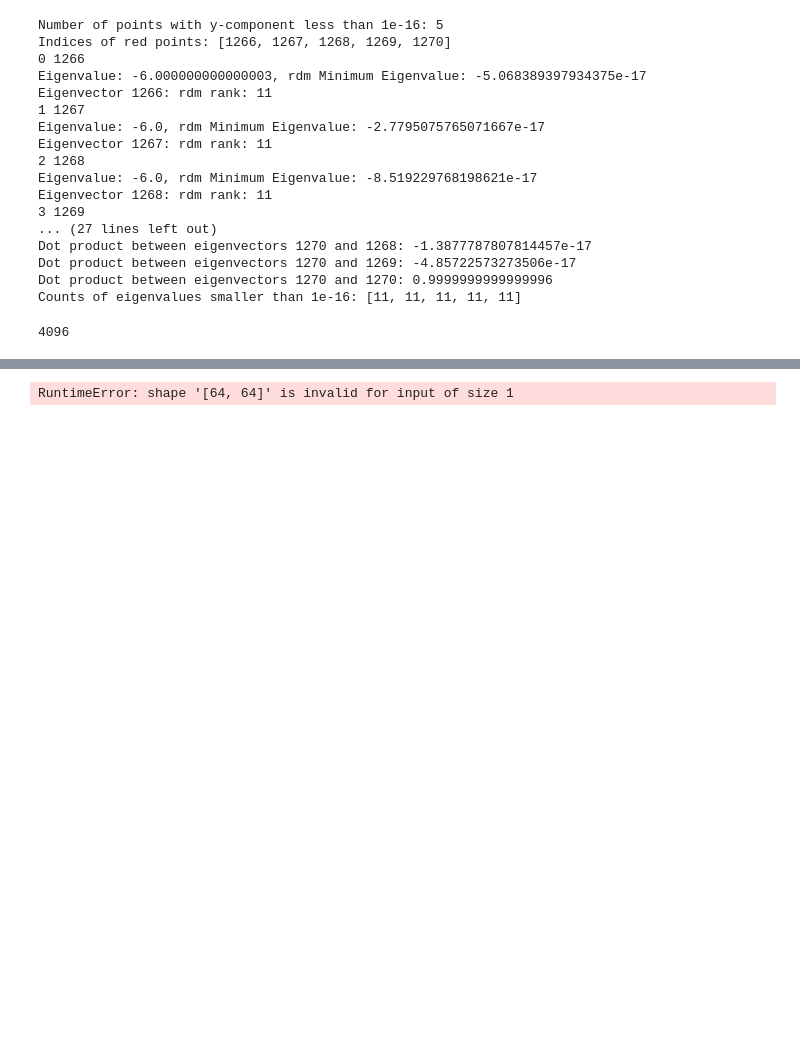
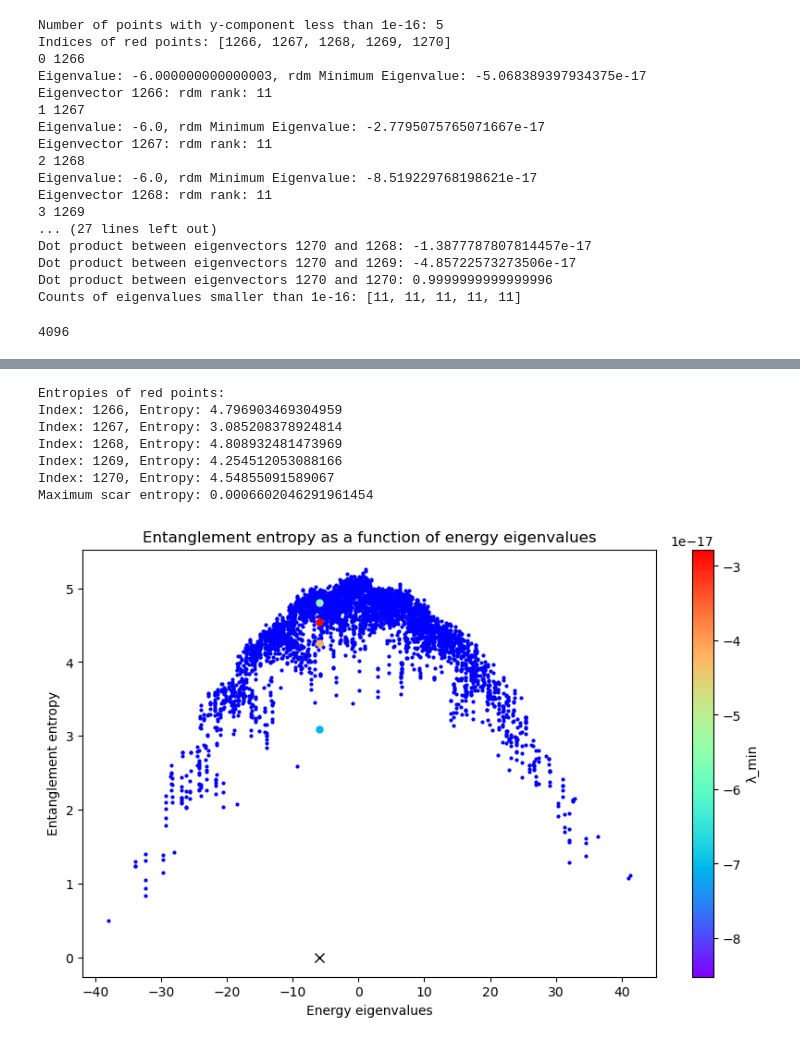
Before and after one commit to ofeypolv/frh, a Jupyter notebook: icosahedral.ipynb, the cells around one changed output, grey strips where cells are left out. Cells and saved outputs as stored; diff of their text form; code cells hidden in the pictures; blank space fills up the shorter version.

```diff
--- a/icosahedral.ipynb
+++ b/icosahedral.ipynb
@@ -728,6 +728,6 @@ Optimized coefficients: tensor([-0.0193-0.1673j,  0.0762+0.7302j, -0.0270-0.2538
 # %%
 # Compute the max_scar wavefunction using the optimized coefficients
-max_scar = linear_combination_np(optimized_coeffs, red_indices)
+max_scar = linear_combination_np(coeffs_history[-1], red_eigenvectors)
 # Define a list of colors for red points
 red_colors = plt.cm.rainbow(np.linspace(0, 1, len(red_indices)))
 
@@ -761,35 +761,42 @@ labels = []
 
 # Plot each red point with a different color and collect handles and labels
 for i, idx in enumerate(red_indices):
     handle, = ax.plot(eigenvalues[idx], naive_entropies[idx], 'o', color=red_colors[i], markersize=5)
     handles.append(handle)
     labels.append(f'λ_min: {float(min_eigenvalues[idx]):.2e}, Entropy: {naive_entropies[idx]:.2f}')
 
 # Plot the maximum scar entropy in yellow and add to handles and labels
-max_scar_handle, = ax.plot(np.mean(eigenvalues[red_indices]), max_scar_entropy, 'x', color='yellow', markersize=5)
+max_scar_handle, = ax.plot(np.mean(eigenvalues[red_indices]), max_scar_entropy, 'x', color='black', markersize=7)
 handles.append(max_scar_handle)
 labels.append('Max Scar, Entropy: {:.2f}'.format(max_scar_entropy))
 
 # Sort handles and labels by lambda min
 sorted_handles_labels = sorted(zip(handles, labels), key=lambda hl: float(hl[1].split(': ')[1].split(',')[0]) if 'λ_min' in hl[1] else float('inf'))
 sorted_handles, sorted_labels = zip(*sorted_handles_labels)
 
 # Filter min_eigenvalues to include only those corresponding to red_indices
 filtered_min_eigenvalues = [min_eigenvalues[idx] for idx in red_indices]
 
 # Create a color bar for the red points using filtered min_eigenvalues
 norm = Normalize(vmin=min(filtered_min_eigenvalues), vmax=max(filtered_min_eigenvalues))
 sm = ScalarMappable(cmap='rainbow', norm=norm)
 sm.set_array([])
 
 cbar = fig.colorbar(sm, ax=ax, label='λ_min')
 
 ax.set_xlabel('Energy eigenvalues')
 ax.set_ylabel('Entanglement entropy')
 ax.set_title('Entanglement entropy as a function of energy eigenvalues')
-ax.legend(sorted_handles, sorted_labels)
+#ax.legend(sorted_handles, sorted_labels)
 plt.show()
 # %% [output]
-RuntimeError: shape '[64, 64]' is invalid for input of size 1
+Entropies of red points:
+Index: 1266, Entropy: 4.796903469304959
+Index: 1267, Entropy: 3.085208378924814
+Index: 1268, Entropy: 4.808932481473969
+Index: 1269, Entropy: 4.254512053088166
+Index: 1270, Entropy: 4.54855091589067
+Maximum scar entropy: 0.0006602046291961454
+[figure, added]
 # %%
 #find a 4/5 spins charge commuting with the rdm.
```
Also changed, not shown: parts of 4 cells of this notebook.
